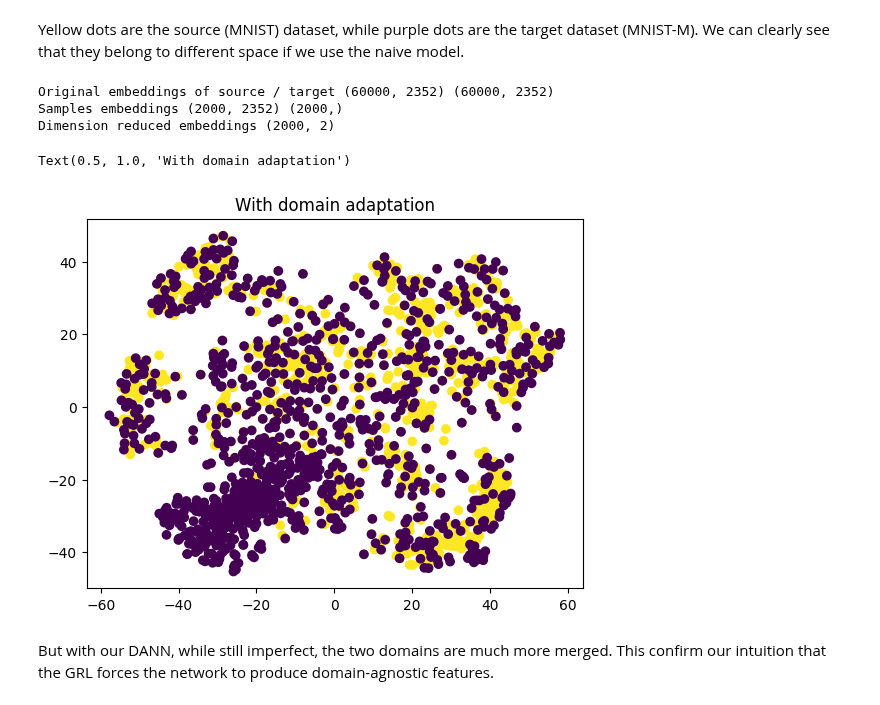
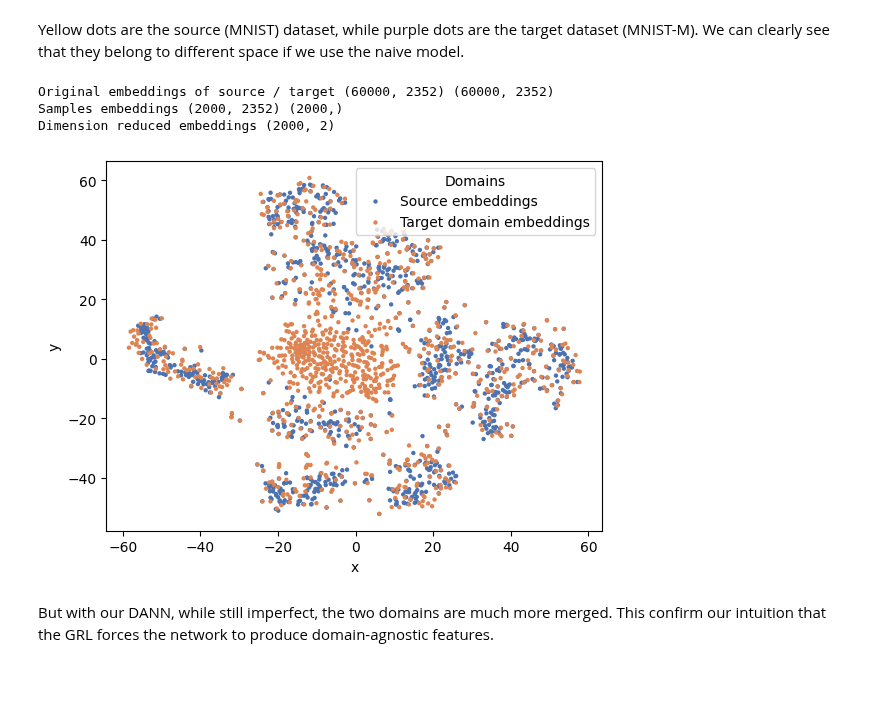
Before and after one commit to CharlesAttend/M2-DAC, a Jupyter notebook: RDFIA/TME/Section2/2c/2_c_Domain_Adaptation.ipynb, the cells around one changed output. Saved outputs shown, nothing was run; the diff lists cells and outputs as text; code cells hidden in the pictures; blank space fills up the shorter version.

```diff
--- a/RDFIA/TME/Section2/2c/2_c_Domain_Adaptation.ipynb
+++ b/RDFIA/TME/Section2/2c/2_c_Domain_Adaptation.ipynb
@@ -550,23 +543,14 @@ tsne = TSNE(n_components=2)
 
 emb_2d = tsne.fit_transform(emb)
 print("Dimension reduced embeddings", emb_2d.shape)
-
-# plt.scatter(emb_2d[:, 0], emb_2d[:, 1], c=domains)
-# plt.title("With domain adaptation")
-df = pd.DataFrame({
-    "x": emb_2d[:,0],
-    "y": emb_2d[:, 1],
-    "Domains": np.where(domains, "Source embeddings", "Target domain embeddings")
-})
-sns.scatterplot(data=df, x="x", y="y", hue="Domains", palette="deep")
-plt.gca().set_title("With domain adaptation")
-plt.
 # %% [output]
 Original embeddings of source / target (60000, 2352) (60000, 2352)
 Samples embeddings (2000, 2352) (2000,)
 Dimension reduced embeddings (2000, 2)
-Text(0.5, 1.0, 'With domain adaptation')
-[figure, removed]
+# %%
+plot_t_sne(emb_2d, domains, save_name="t-SNE_with_domain_adaptation.pdf")
+# %% [output]
+[figure, added]
 # %% [markdown]
 But with our DANN, while still imperfect, the two domains are much more merged. This confirm our intuition that the GRL forces the network to produce domain-agnostic features.
 # %% [markdown]
```
Also changed, not shown: parts of 9 cells of this notebook, 2 other files.
